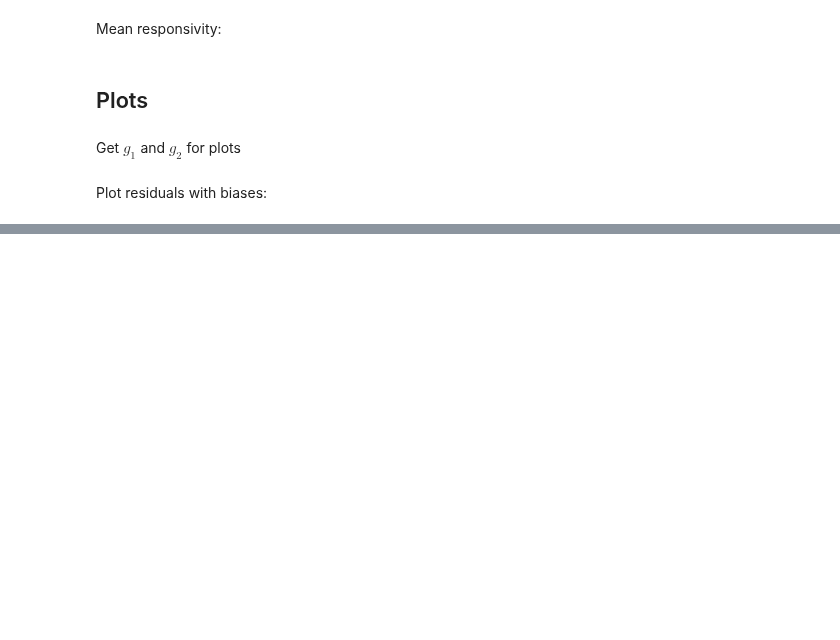
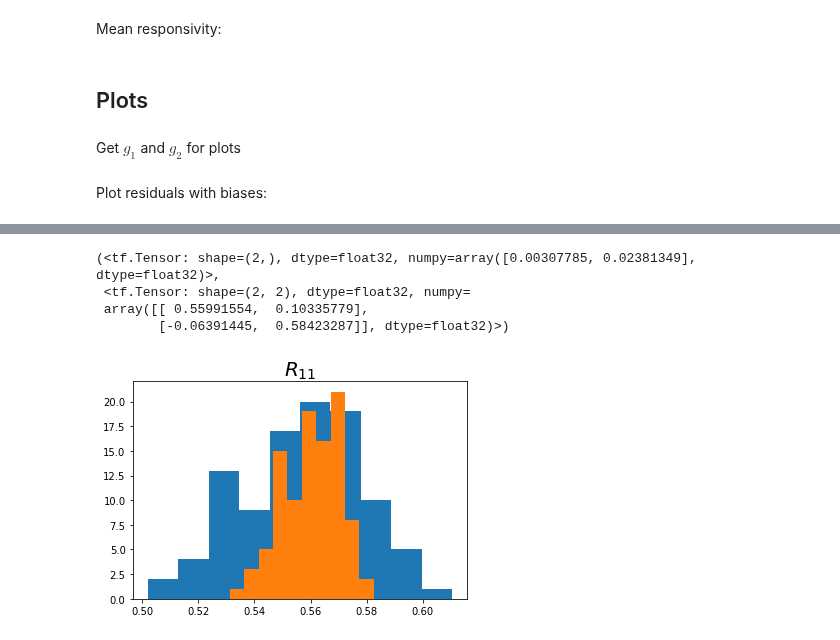
Before and after one commit to CosmoStat/autometacal, a Jupyter notebook: notebooks/metacal_test.ipynb, the cells around one changed output, grey strips where cells are left out. Drawn from its saved outputs; the diff is of its cells as text; code cells hidden in the pictures; blank space fills up the shorter version.

```diff
--- a/notebooks/metacal_test.ipynb
+++ b/notebooks/metacal_test.ipynb
@@ -203,0 +318,49 @@ savefig('R_22_dist.png')
+# %%
+autometacal.metacal.get_metacal_response(example['obs_image'],
+                    example['psf_image'],
+                    obs_kimage,
+                    psf_kimage,
+                    psf_deconv,
+                    imnos,get_ellipticity)
+# %% [output]
+(<tf.Tensor: shape=(2,), dtype=float32, numpy=array([0.00307785, 0.02381349], dtype=float32)>,
+ <tf.Tensor: shape=(2, 2), dtype=float32, numpy=
+ array([[ 0.55991554,  0.10335779],
+        [-0.06391445,  0.58423287]], dtype=float32)>)
+# %%
+g_auto_result_list = []
+R_auto_list = []
+
+g_finite_result_list = []
+R_finite_list = []
+
+for datapoint in datalist:
+  obs_kimage = autometacal.datasets.gal_gen.recomplexify(datapoint['obs_kimage'])
+  psf_kimage = autometacal.datasets.gal_gen.recomplexify(datapoint['psf_kimage'])
+  psf_deconv = autometacal.datasets.gal_gen.recomplexify(datapoint['psf_deconv'])
+
+  k_noise = autometacal.datasets.galaxies.gs_noise_generator(stamp_size=50,variance=5)
+  g_auto_result, R_auto =autometacal.metacal.get_metacal_response(datapoint['obs_image'],
+                    datapoint['psf_image'],
+                    obs_kimage,
+                    psf_kimage,
+                    psf_deconv,
+                    k_noise,get_ellipticity)
+  g_auto_result_list.append(g_auto_result)
+  R_auto_list.append(R_auto)
+
+  g_finite_result, R_finite =get_metacal_response_finite_diff_test(datapoint['obs_image'],
+                    datapoint['psf_image'],
+                    obs_kimage,
+                    psf_kimage,
+                    psf_deconv,
+                    k_noise,get_ellipticity)
+  g_finite_result_list.append(g_finite_result)
+  R_finite_list.append(R_finite)
+# %%
+hist([R.numpy()[0,0] for R in R_auto_list])
+hist([R[0,0] for R in R_finite_list])
+title('$R_{11}$',fontsize=20)
+savefig('R_11_dist.png')
+# %% [output]
+[figure, added]
```
Also changed, not shown: parts of 11 cells of this notebook, 2 other files.
